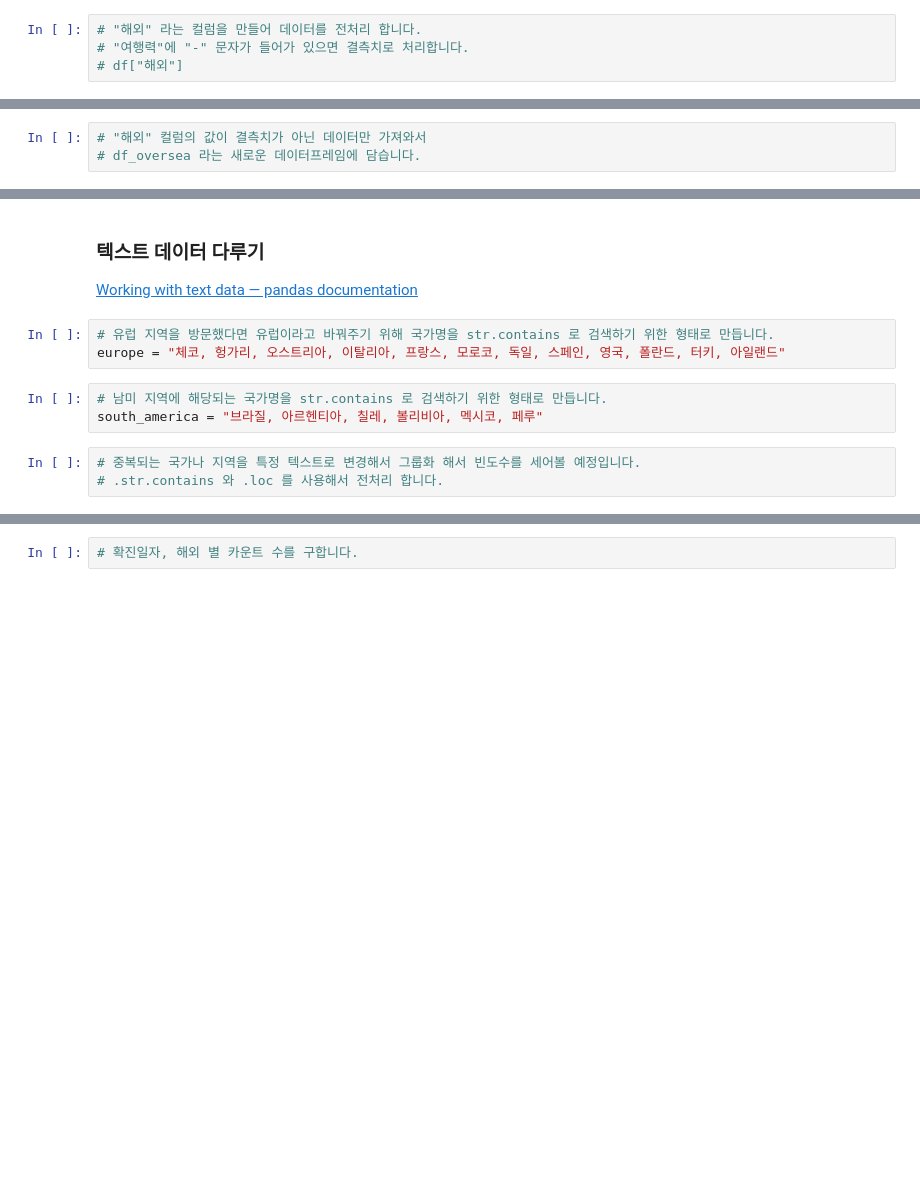
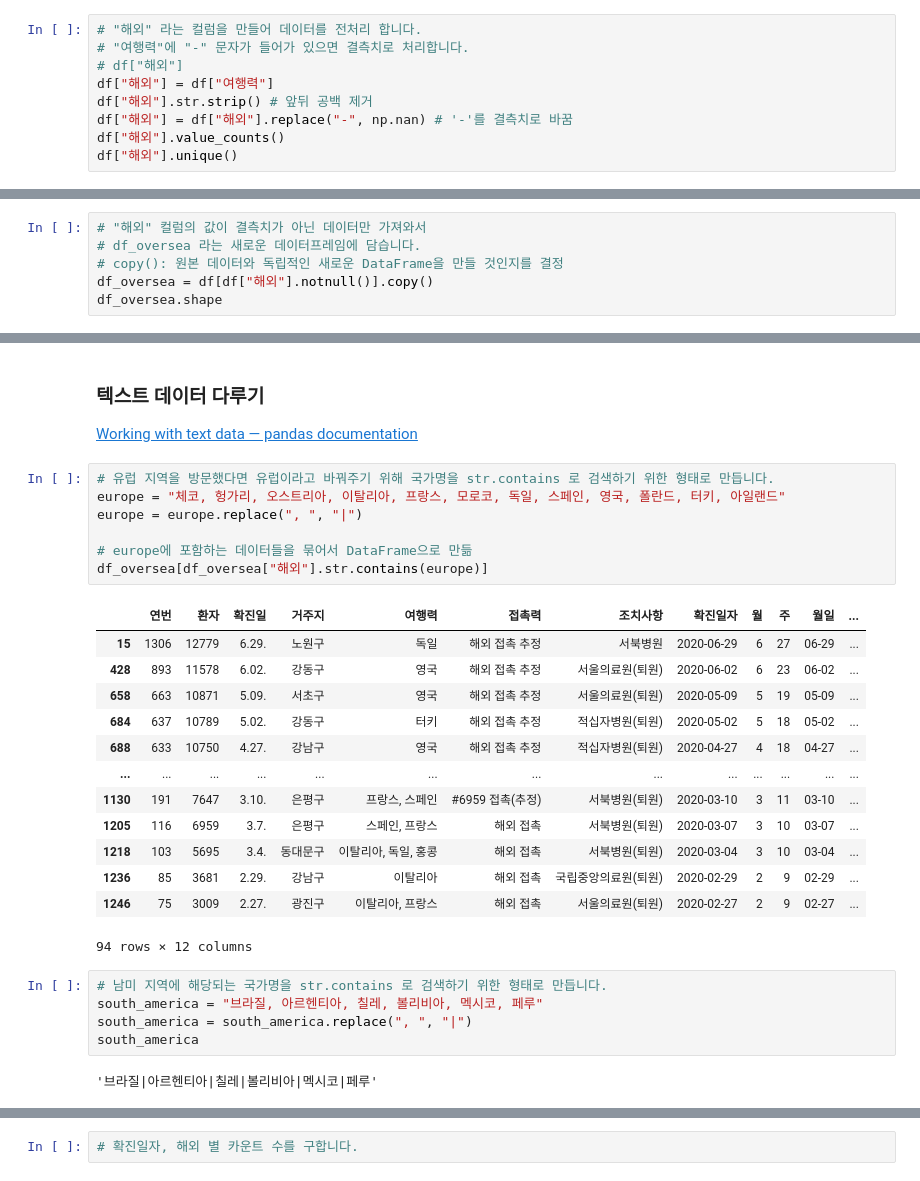
Before and after one commit to nz663633/data-analysis-viz, a Jupyter notebook: seoul-covid-19-02-eda-input.ipynb, the cells around one changed output, grey strips where cells are left out. Saved outputs shown, nothing was run; the diff lists cells and outputs as text; blank space fills up the shorter version.

Commit message:
feat: normalize text data with pandas string methods

```diff
--- a/seoul-covid-19-02-eda-input.ipynb
+++ b/seoul-covid-19-02-eda-input.ipynb
@@ -1308,3 +1301,8 @@ hospital_gu_heatmap[top_hospital_index].style.background_gradient()
 # "해외" 라는 컬럼을 만들어 데이터를 전처리 합니다.
 # "여행력"에 "-" 문자가 들어가 있으면 결측치로 처리합니다.
 # df["해외"]
+df["해외"] = df["여행력"]
+df["해외"].str.strip() # 앞뒤 공백 제거
+df["해외"] = df["해외"].replace("-", np.nan) # '-'를 결측치로 바꿈
+df["해외"].value_counts()
+df["해외"].unique()
@@ -1319,3 +1362,6 @@ hospital_gu_heatmap[top_hospital_index].style.background_gradient()
 # %%
 # "해외" 컬럼의 값이 결측치가 아닌 데이터만 가져와서
 # df_oversea 라는 새로운 데이터프레임에 담습니다.
+# copy(): 원본 데이터와 독립적인 새로운 DataFrame을 만들 것인지를 결정
+df_oversea = df[df["해외"].notnull()].copy()
+df_oversea.shape
@@ -1327,9 +1394,28 @@ hospital_gu_heatmap[top_hospital_index].style.background_gradient()
 # %%
 # 유럽 지역을 방문했다면 유럽이라고 바꿔주기 위해 국가명을 str.contains 로 검색하기 위한 형태로 만듭니다.
 europe = "체코, 헝가리, 오스트리아, 이탈리아, 프랑스, 모로코, 독일, 스페인, 영국, 폴란드, 터키, 아일랜드"
+europe = europe.replace(", ", "|")
+
+# europe에 포함하는 데이터들을 묶어서 DataFrame으로 만듦
+df_oversea[df_oversea["해외"].str.contains(europe)]
+# %% [output]
+|  | 연번 | 환자 | 확진일 | 거주지 | 여행력 | 접촉력 | 조치사항 | 확진일자 | 월 | 주 | 월일 | ... |
+| 15 | 1306 | 12779 | 6.29. | 노원구 | 독일 | 해외 접촉 추정 | 서북병원 | 2020-06-29 | 6 | 27 | 06-29 | ... |
+| 428 | 893 | 11578 | 6.02. | 강동구 | 영국 | 해외 접촉 추정 | 서울의료원(퇴원) | 2020-06-02 | 6 | 23 | 06-02 | ... |
+| 658 | 663 | 10871 | 5.09. | 서초구 | 영국 | 해외 접촉 추정 | 서울의료원(퇴원) | 2020-05-09 | 5 | 19 | 05-09 | ... |
+| 684 | 637 | 10789 | 5.02. | 강동구 | 터키 | 해외 접촉 추정 | 적십자병원(퇴원) | 2020-05-02 | 5 | 18 | 05-02 | ... |
+| 688 | 633 | 10750 | 4.27. | 강남구 | 영국 | 해외 접촉 추정 | 적십자병원(퇴원) | 2020-04-27 | 4 | 18 | 04-27 | ... |
+| ... | ... | ... | ... | ... | ... | ... | ... | ... | ... | ... | ... | ... |
+| 1130 | 191 | 7647 | 3.10. | 은평구 | 프랑스, 스페인 | #6959 접촉(추정) | 서북병원(퇴원) | 2020-03-10 | 3 | 11 | 03-10 | ... |
+| 1205 | 116 | 6959 | 3.7. | 은평구 | 스페인, 프랑스 | 해외 접촉 | 서북병원(퇴원) | 2020-03-07 | 3 | 10 | 03-07 | ... |
+| 1218 | 103 | 5695 | 3.4. | 동대문구 | 이탈리아, 독일, 홍콩 | 해외 접촉 | 서북병원(퇴원) | 2020-03-04 | 3 | 10 | 03-04 | ... |
+| 1236 | 85 | 3681 | 2.29. | 강남구 | 이탈리아 | 해외 접촉 | 국립중앙의료원(퇴원) | 2020-02-29 | 2 | 9 | 02-29 | ... |
+| 1246 | 75 | 3009 | 2.27. | 광진구 | 이탈리아, 프랑스 | 해외 접촉 | 서울의료원(퇴원) | 2020-02-27 | 2 | 9 | 02-27 | ... |
+94 rows × 12 columns
 # %%
 # 남미 지역에 해당되는 국가명을 str.contains 로 검색하기 위한 형태로 만듭니다.
 south_america = "브라질, 아르헨티아, 칠레, 볼리비아, 멕시코, 페루"
+south_america = south_america.replace(", ", "|")
+south_america
+# %% [output]
+'브라질|아르헨티아|칠레|볼리비아|멕시코|페루'
-# %%
-# 중복되는 국가나 지역을 특정 텍스트로 변경해서 그룹화 해서 빈도수를 세어볼 예정입니다.
-# .str.contains 와 .loc 를 사용해서 전처리 합니다.
```
Also changed, not shown: parts of 8 cells of this notebook.
